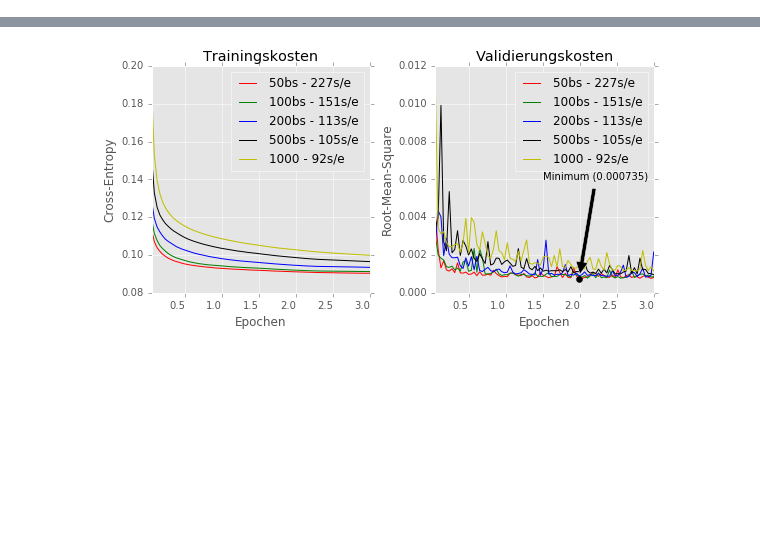
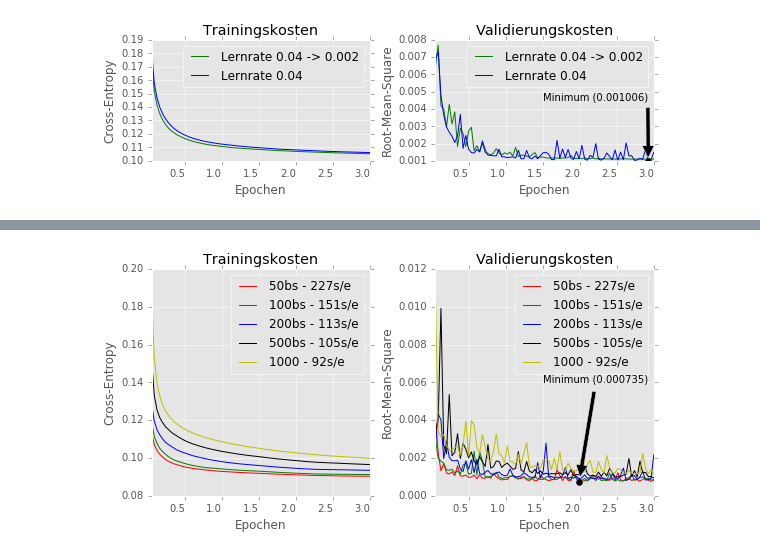
Before and after one commit to codingluke/ba-thesis-code, a Jupyter notebook: notebooks/metric_test.ipynb, the cells around one changed output, grey strips where cells are left out. Saved outputs shown, nothing was run; the diff lists cells and outputs as text; code cells hidden in the pictures; blank space fills up the shorter version.

```diff
--- a/notebooks/metric_test.ipynb
+++ b/notebooks/metric_test.ipynb
@@ -35 +23,6 @@ mr.trainings.distinct('job_id')
+# %%
+mr.compair_plot(job_ids=[18, 19], colors=['g', 'b'], titles=['Lernrate 0.04 -> 0.002',
+                                                             'Lernrate 0.04'])
+# %% [output]
+[figure, added]
 # %%
```
Also changed, not shown: parts of 4 cells of this notebook, 1 other file.
